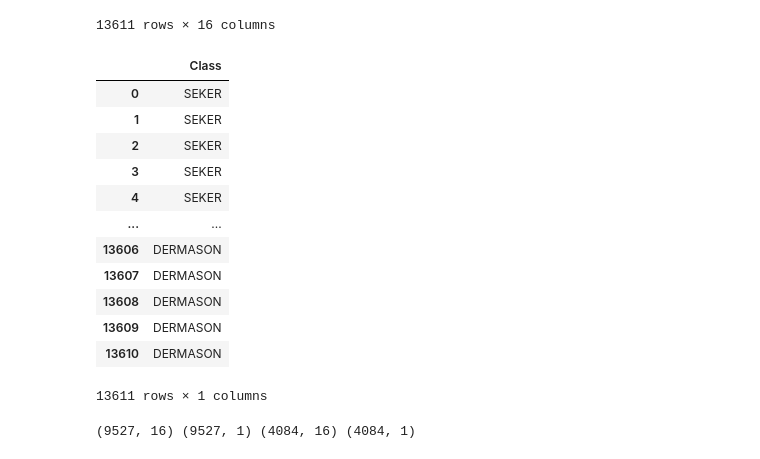
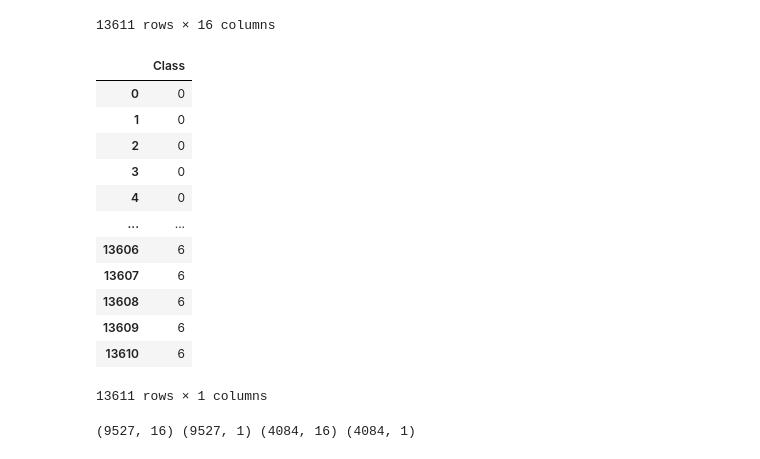
Before and after one commit to Orobrs/Dry-beans-classification, a Jupyter notebook: DryBean.ipynb, the cells around one changed output. Saved outputs shown, nothing was run; the diff lists cells and outputs as text; code cells hidden in the pictures.

```diff
--- a/DryBean.ipynb
+++ b/DryBean.ipynb
@@ -178,20 +171,20 @@ train_dataset
 | 13609 | 42147 | 763.779 | 283.382636 | 190.275731 | 1.489326 | 0.741055 | 42667 | ... |
 | 13610 | 42159 | 772.237 | 295.142741 | 182.204716 | 1.619841 | 0.786693 | 42600 | ... |
 13611 rows × 16 columns
-# %%
-test_dataset
-# %% [output]
-|  | Class |
-| 0 | SEKER |
-| 1 | SEKER |
-| 2 | SEKER |
-| 3 | SEKER |
-| 4 | SEKER |
-| ... | ... |
-| 13606 | DERMASON |
-| 13607 | DERMASON |
-| 13608 | DERMASON |
-| 13609 | DERMASON |
-| 13610 | DERMASON |
-13611 rows × 1 columns
+# %%
+target_set
+# %% [output]
+|  | Class |
+| 0 | 0 |
+| 1 | 0 |
+| 2 | 0 |
+| 3 | 0 |
+| 4 | 0 |
+| ... | ... |
+| 13606 | 6 |
+| 13607 | 6 |
+| 13608 | 6 |
+| 13609 | 6 |
+| 13610 | 6 |
+13611 rows × 1 columns
 # %%
```
Also changed, not shown: parts of 9 cells of this notebook, 4 other files.
